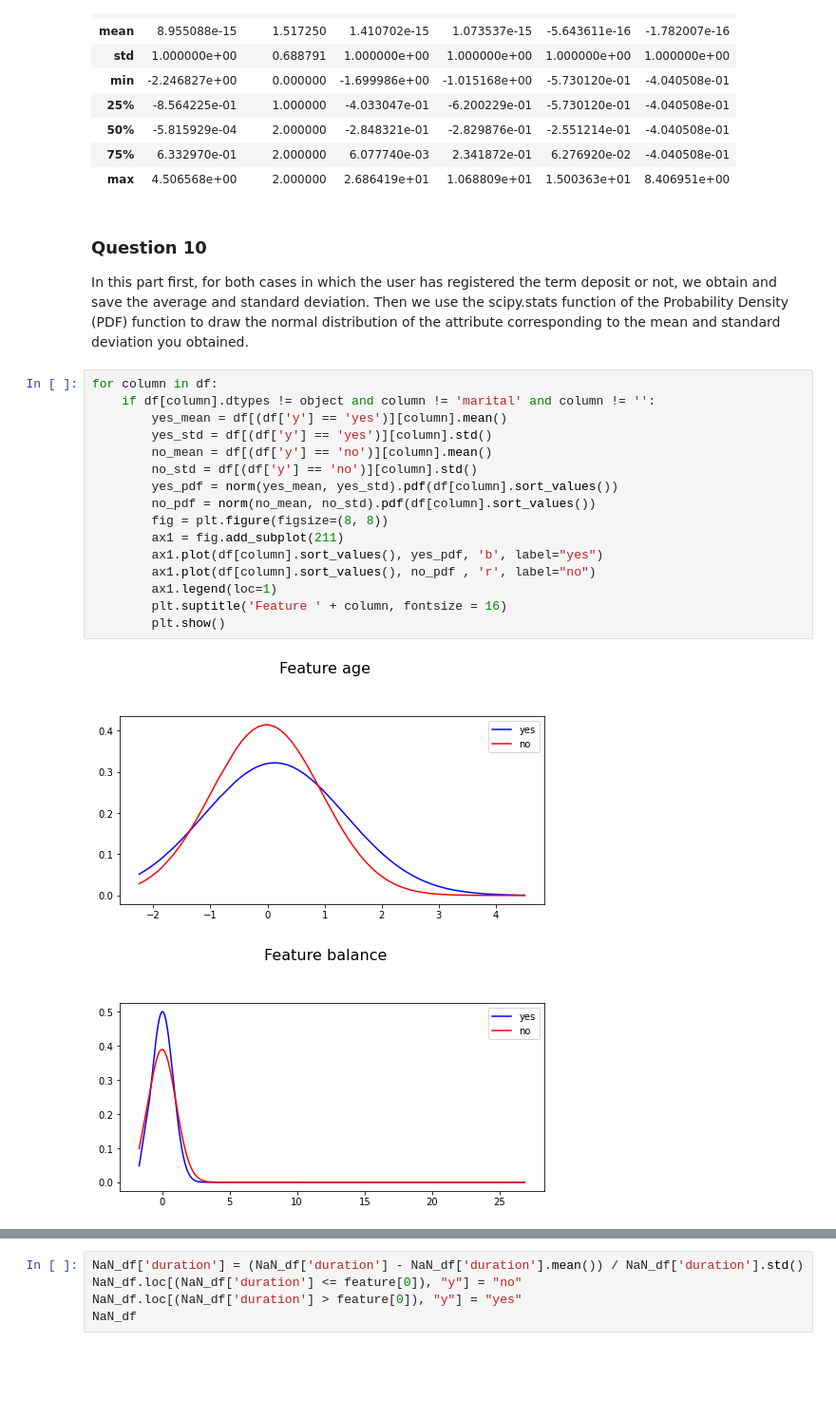
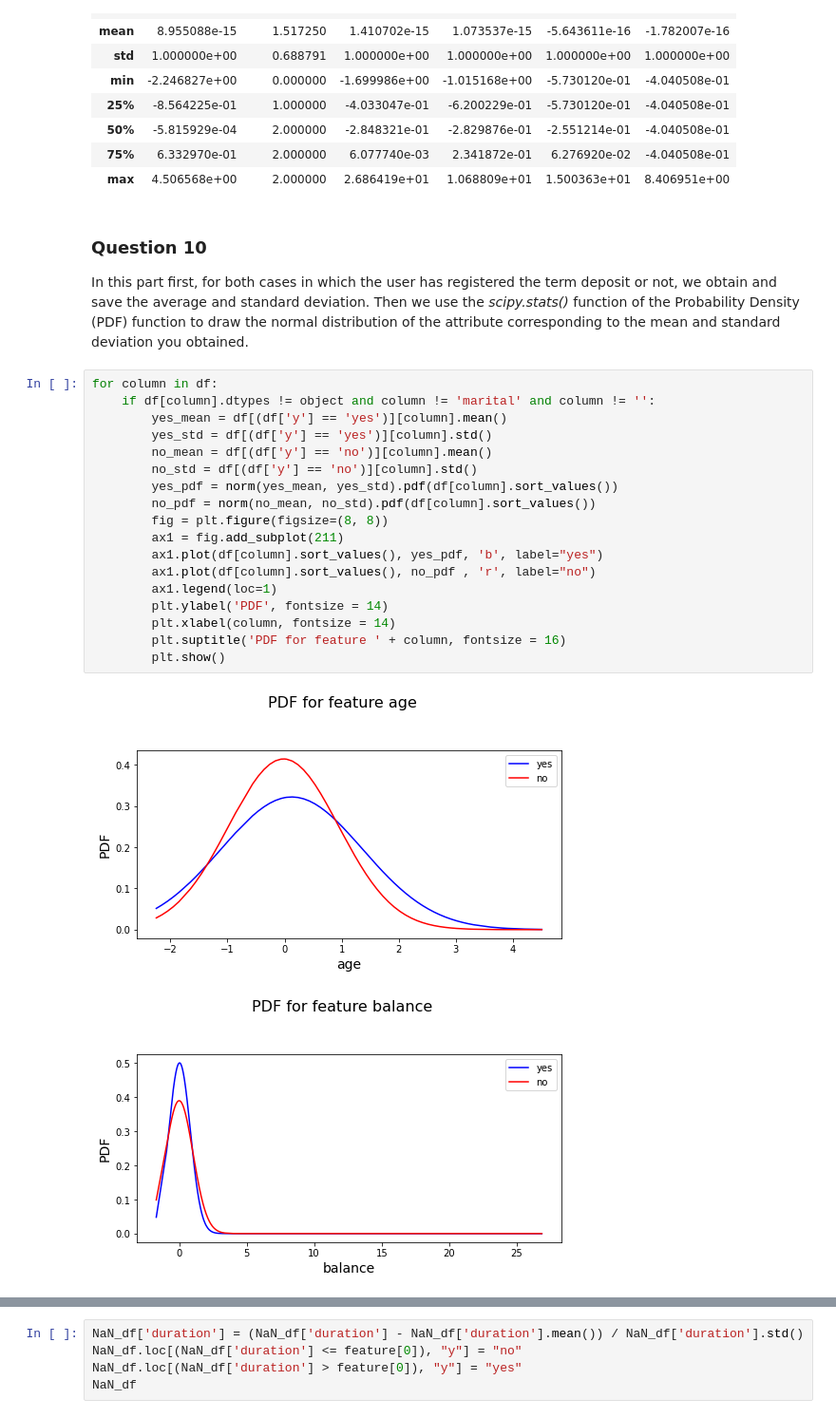
Before and after one commit to mohammadsaadati80/Pandas-Numpy-Introduction, a Jupyter notebook: AI_CA0.ipynb, the cells around one changed output, grey strips where cells are left out. Shown at 95% size. Cells and saved outputs as stored; diff of their text form; blank space fills up the shorter version.

```diff
--- a/AI_CA0.ipynb
+++ b/AI_CA0.ipynb
@@ -364,23 +364,25 @@ df.describe()
 | max | 4.506568e+00 | 2.000000 | 2.686419e+01 | 1.068809e+01 | 1.500363e+01 | 8.406951e+00 |
 # %% [markdown]
 ### Question 10
-In this part first, for both cases in which the user has registered the term deposit or not, we obtain and save the average and standard deviation. Then we use the scipy.stats function of the Probability Density (PDF) function to draw the normal distribution of the attribute corresponding to the mean and standard deviation you obtained.
+In this part first, for both cases in which the user has registered the term deposit or not, we obtain and save the average and standard deviation. Then we use the *scipy.stats()* function of the Probability Density (PDF) function to draw the normal distribution of the attribute corresponding to the mean and standard deviation you obtained.
 # %%
 for column in df:
     if df[column].dtypes != object and column != 'marital' and column != '':
         yes_mean = df[(df['y'] == 'yes')][column].mean()
         yes_std = df[(df['y'] == 'yes')][column].std()
         no_mean = df[(df['y'] == 'no')][column].mean()
         no_std = df[(df['y'] == 'no')][column].std()
         yes_pdf = norm(yes_mean, yes_std).pdf(df[column].sort_values())
         no_pdf = norm(no_mean, no_std).pdf(df[column].sort_values())
         fig = plt.figure(figsize=(8, 8))
         ax1 = fig.add_subplot(211)
         ax1.plot(df[column].sort_values(), yes_pdf, 'b', label="yes")
         ax1.plot(df[column].sort_values(), no_pdf , 'r', label="no")
         ax1.legend(loc=1)
-        plt.suptitle('Feature ' + column, fontsize = 16)
+        plt.ylabel('PDF', fontsize = 14)
+        plt.xlabel(column, fontsize = 14)
+        plt.suptitle('PDF for feature ' + column, fontsize = 16)
         plt.show()
 # %% [output]
-[figure, old version]
+[figure, new version]
-[figure, old version]
+[figure, new version]
```
Also changed, not shown: parts of 22 cells of this notebook, 1 other file.
